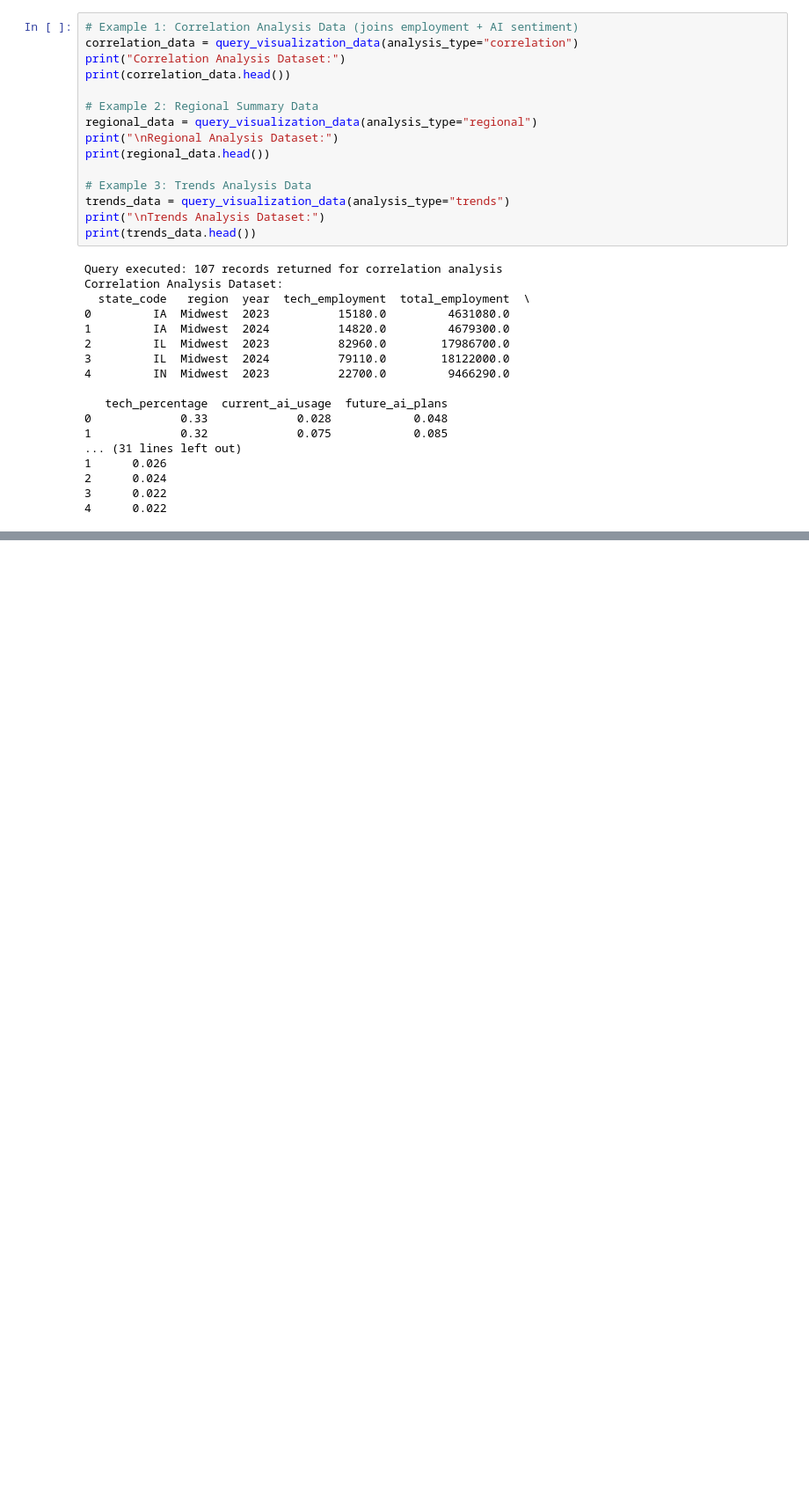
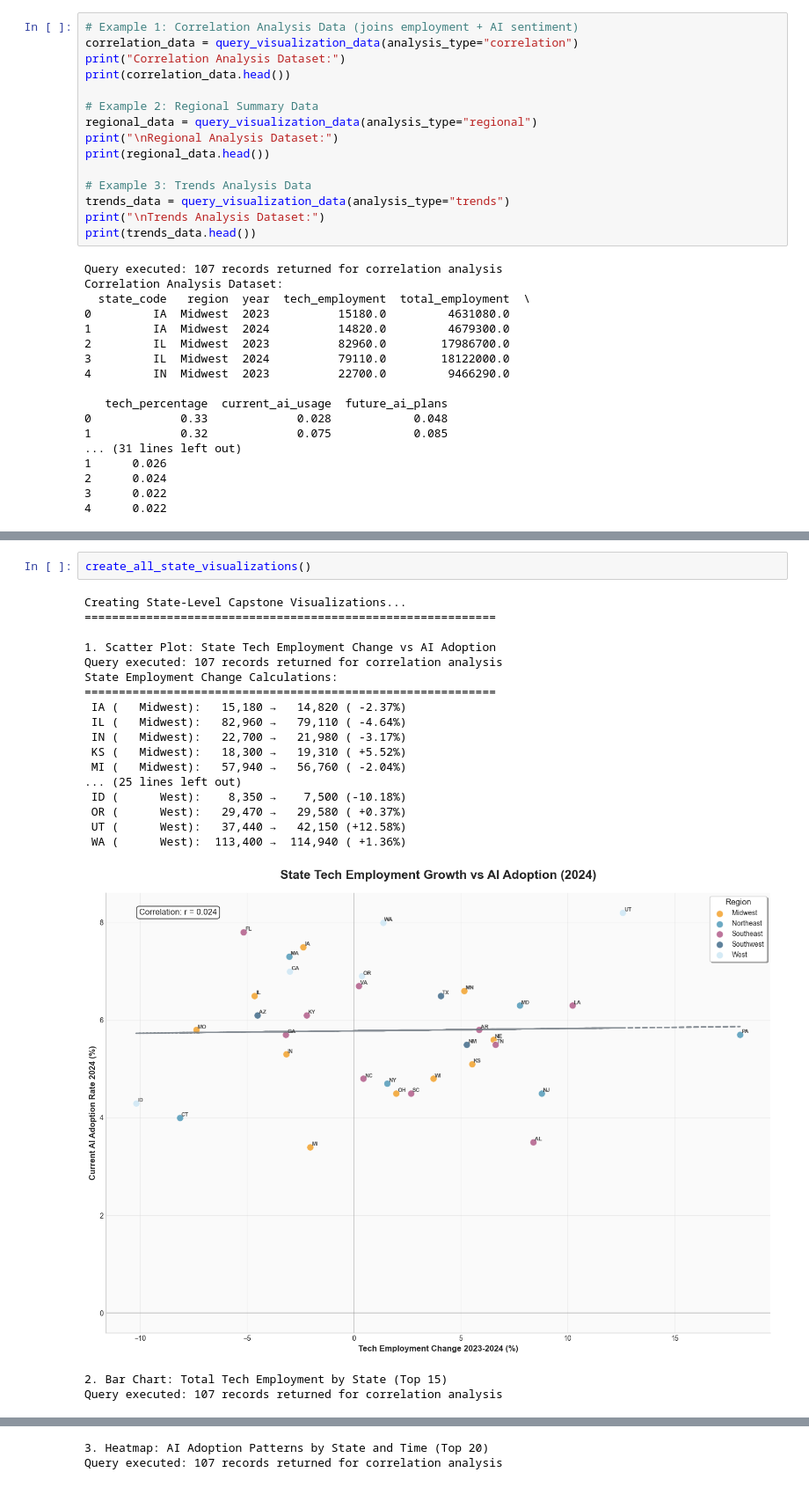
Before and after one commit to ncamic/NC_Capstone, a Jupyter notebook: capstone_data_assembled.ipynb, the cells around one changed output, grey strips where cells are left out. Shown at 88% size. Cells and saved outputs as stored; diff of their text form; blank space fills up the shorter version.

```diff
--- a/capstone_data_assembled.ipynb
+++ b/capstone_data_assembled.ipynb
@@ -1057,0 +1748,23 @@ Correlation Analysis Dataset:
+# %%
+create_all_state_visualizations()
+# %% [output]
+Creating State-Level Capstone Visualizations...
+============================================================
+
+1. Scatter Plot: State Tech Employment Change vs AI Adoption
+Query executed: 107 records returned for correlation analysis
+State Employment Change Calculations:
+============================================================
+ IA (   Midwest):   15,180 →   14,820 ( -2.37%)
+ IL (   Midwest):   82,960 →   79,110 ( -4.64%)
+ IN (   Midwest):   22,700 →   21,980 ( -3.17%)
+ KS (   Midwest):   18,300 →   19,310 ( +5.52%)
+ MI (   Midwest):   57,940 →   56,760 ( -2.04%)
+... (25 lines left out)
+ ID (      West):    8,350 →    7,500 (-10.18%)
+ OR (      West):   29,470 →   29,580 ( +0.37%)
+ UT (      West):   37,440 →   42,150 (+12.58%)
+ WA (      West):  113,400 →  114,940 ( +1.36%)
+[figure, added]
+2. Bar Chart: Total Tech Employment by State (Top 15)
+Query executed: 107 records returned for correlation analysis
@@ -1057,0 +1772,2 @@ Correlation Analysis Dataset:
+3. Heatmap: AI Adoption Patterns by State and Time (Top 20)
+Query executed: 107 records returned for correlation analysis
```
Also changed, not shown: parts of 7 cells of this notebook, 2 other files.
